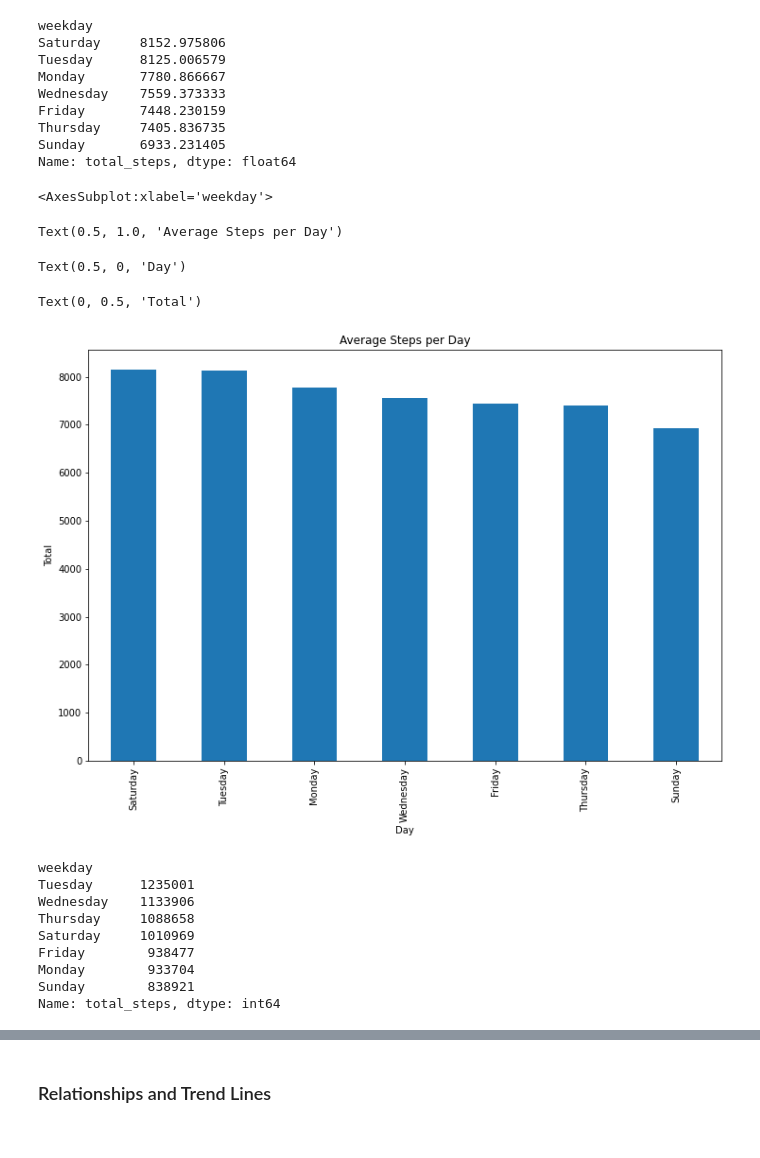
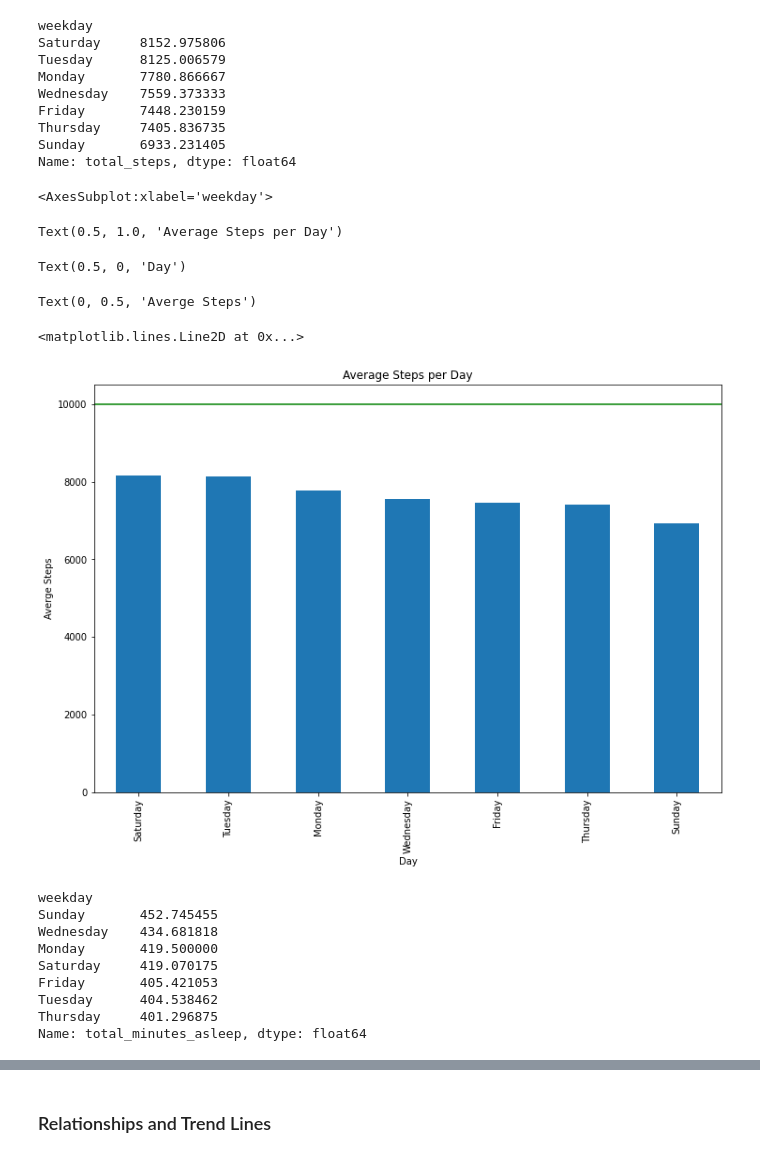
Before and after one commit to brandifalls/fitbit-data-analysis, a Jupyter notebook: fibit-analysis.ipynb, the cells around one changed output, grey strips where cells are left out. Saved outputs shown, nothing was run; the diff lists cells and outputs as text; code cells hidden in the pictures.

```diff
--- a/fibit-analysis.ipynb
+++ b/fibit-analysis.ipynb
@@ -543,25 +524,28 @@ Name: total_steps, dtype: float64
 # %%
 avg_steps_day.plot(kind="bar")
 plt.title("Average Steps per Day")
 plt.xlabel("Day")
-plt.ylabel("Total")
+plt.ylabel("Averge Steps")
+plt.axhline(10000, color='green')
 # %% [output]
 <AxesSubplot:xlabel='weekday'>
 Text(0.5, 1.0, 'Average Steps per Day')
 Text(0.5, 0, 'Day')
-Text(0, 0.5, 'Total')
+Text(0, 0.5, 'Averge Steps')
+<matplotlib.lines.Line2D at 0x...>
-[figure, old version]
+[figure, new version]
-# %%
-total_steps_day = updated_daily_activity.groupby(["weekday"])["total_steps"].sum().sort_values(ascending = False)
-total_steps_day
-# %% [output]
-weekday
-Tuesday      1235001
-Wednesday    1133906
-Thursday     1088658
-Saturday     1010969
-Friday        938477
-Monday        933704
-Sunday        838921
-Name: total_steps, dtype: int64
+# %%
+#Average Sleep per Day
+avg_sleep_day = updated_daily_sleep.groupby(["weekday"])["total_minutes_asleep"].mean().sort_values(ascending = False)
+avg_sleep_day
+# %% [output]
+weekday
+Sunday       452.745455
+Wednesday    434.681818
+Monday       419.500000
+Saturday     419.070175
+Friday       405.421053
+Tuesday      404.538462
+Thursday     401.296875
+Name: total_minutes_asleep, dtype: float64
 # %%
```
Also changed, not shown: parts of 37 cells of this notebook, 3 other files.
